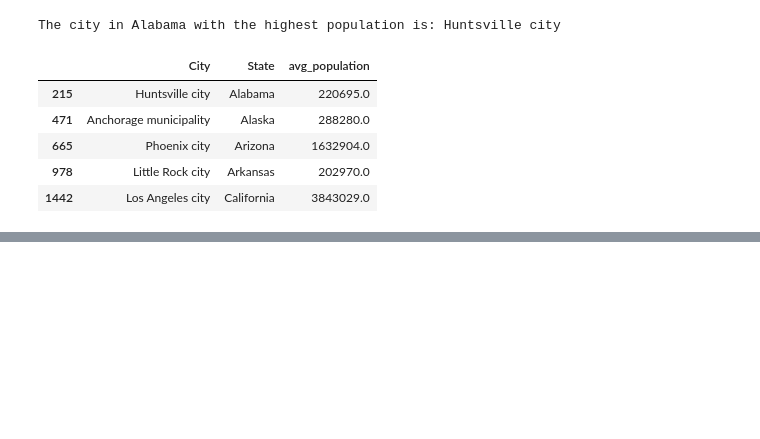
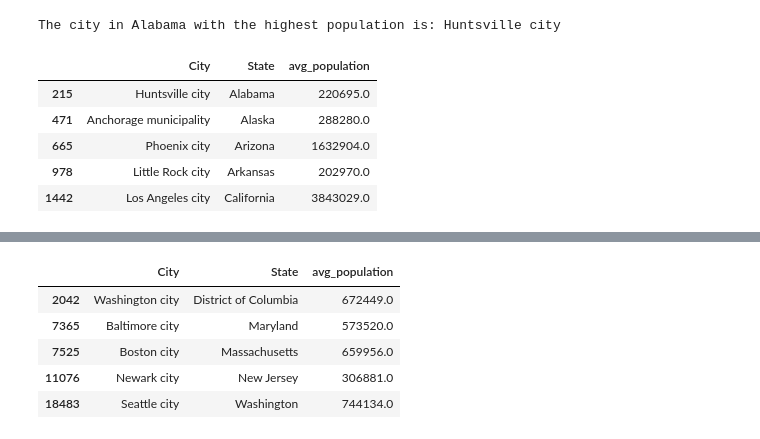
Before and after one commit to kaylamblais96/Project_3__Data_Engineering_Team_1, a Jupyter notebook: state_pop_complete.ipynb, the cells around one changed output, grey strips where cells are left out. Drawn from its saved outputs; the diff is of its cells as text; code cells hidden in the pictures; blank space fills up the shorter version.

```diff
--- a/state_pop_complete.ipynb
+++ b/state_pop_complete.ipynb
@@ -122,0 +143,17 @@ max_population_cities.to_csv('max_population_cities.csv', index=False)
+# %%
+# Define the states for each group
+top_states = ['District of Columbia', 'Massachusetts', 'New Jersey', 'Maryland', 'Washington']
+bottom_states = ['Alabama', 'Arkansas', 'West Virginia', 'Louisiana', 'Mississippi']
+
+# Split the DataFrame into two separate DataFrames
+Top_df = max_population_cities[max_population_cities['State'].isin(top_states)]
+Bottom_df = max_population_cities[max_population_cities['State'].isin(bottom_states)]
+# %%
+Top_df
+# %% [output]
+|  | City | State | avg_population |
+| 2042 | Washington city | District of Columbia | 672449.0 |
+| 7365 | Baltimore city | Maryland | 573520.0 |
+| 7525 | Boston city | Massachusetts | 659956.0 |
+| 11076 | Newark city | New Jersey | 306881.0 |
+| 18483 | Seattle city | Washington | 744134.0 |
```
Also changed, not shown: parts of 2 cells of this notebook.
